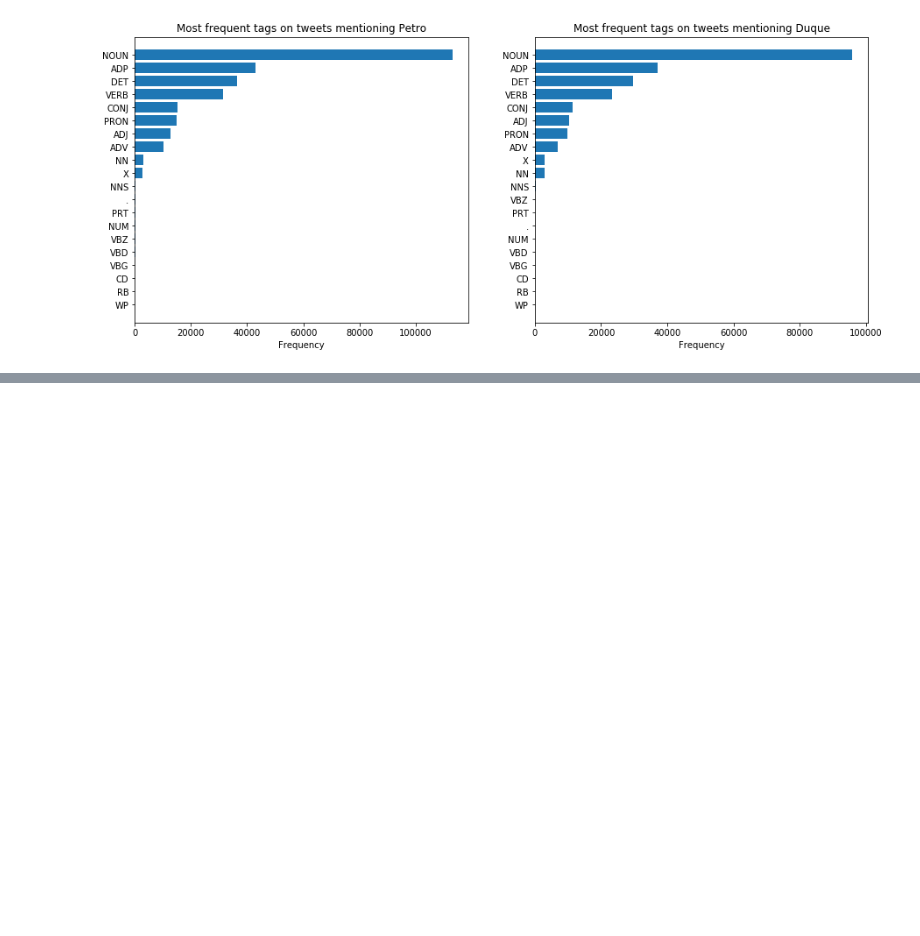
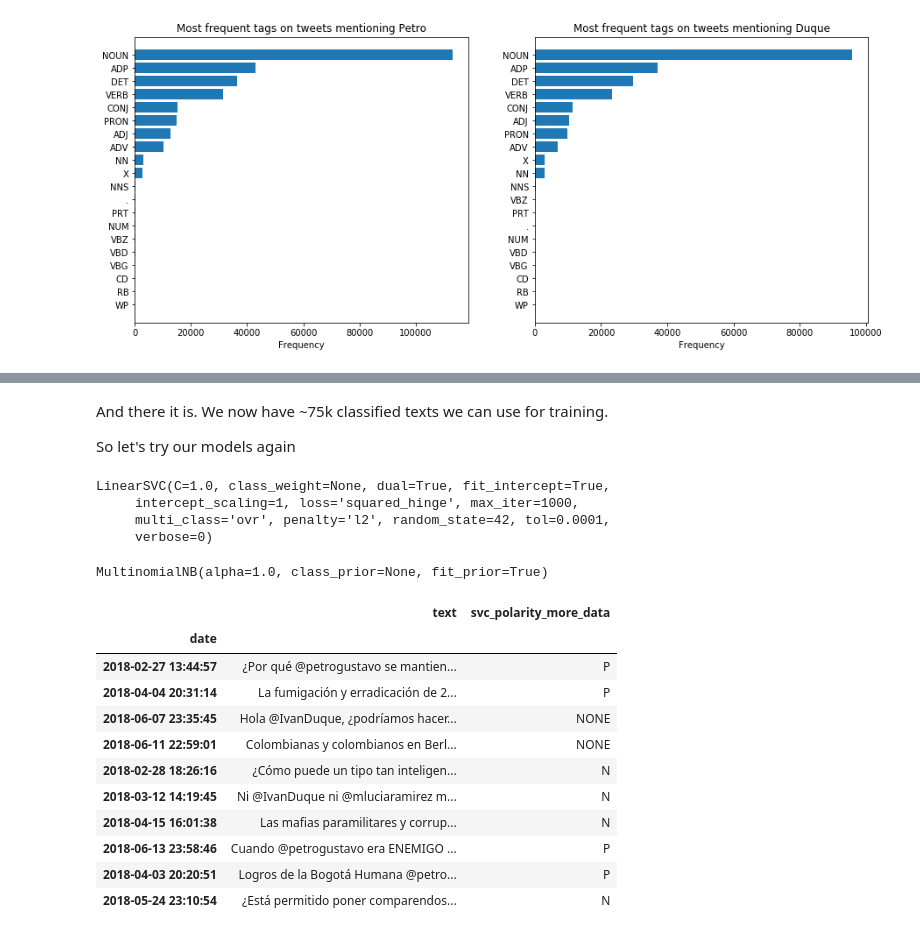
Before and after one commit to sbacarob/defamation-on-colombian-electoral-campaigns, a Jupyter notebook: pos_tagging_and_sentiment_analysis.ipynb, the cells around one changed output, grey strips where cells are left out. Saved outputs shown, nothing was run; the diff lists cells and outputs as text; code cells hidden in the pictures; blank space fills up the shorter version.

```diff
--- a/pos_tagging_and_sentiment_analysis.ipynb
+++ b/pos_tagging_and_sentiment_analysis.ipynb
@@ -415,0 +894,2 @@ The only difference that's probably worth mentioning, is that the tweets mention
+# %%
+final_corpus = pd.concat([train_corpus, new_corpuses], ignore_index=True)
@@ -415,0 +900,20 @@ The only difference that's probably worth mentioning, is that the tweets mention
+# %% [markdown]
+And there it is. We now have ~75k classified texts we can use for training.
+
+So let's try our models again
+# %%
+# We use our old vectorizer to fit transform our new data
+fitted = vectorizer.fit_transform(final_corpus['content'])
+# %%
+# And again, we fit the model using the vectors we created as X and the tags they have as y
+model.fit(fitted, final_corpus['polarity'])
+# %% [output]
+LinearSVC(C=1.0, class_weight=None, dual=True, fit_intercept=True,
+     intercept_scaling=1, loss='squared_hinge', max_iter=1000,
+     multi_class='ovr', penalty='l2', random_state=42, tol=0.0001,
+     verbose=0)
+# %%
+# And we do the same with the Naive Bayes model
+nb_model.fit(fitted, final_corpus['polarity'])
+# %% [output]
+MultinomialNB(alpha=1.0, class_prior=None, fit_prior=True)
@@ -415,0 +922,16 @@ The only difference that's probably worth mentioning, is that the tweets mention
+# %%
+# And again, let's take a look
+df.sample(10)[['text', 'svc_polarity_more_data']]
+# %% [output]
+|  | text | svc_polarity_more_data |
+| date |  |  |
+| 2018-02-27 13:44:57 | ¿Por qué @petrogustavo se mantien... | P |
+| 2018-04-04 20:31:14 | La fumigación y erradicación de 2... | P |
+| 2018-06-07 23:35:45 | Hola @IvanDuque, ¿podríamos hacer... | NONE |
+| 2018-06-11 22:59:01 | Colombianas y colombianos en Berl... | NONE |
+| 2018-02-28 18:26:16 | ¿Cómo puede un tipo tan inteligen... | N |
+| 2018-03-12 14:19:45 | Ni @IvanDuque ni @mluciaramirez m... | N |
+| 2018-04-15 16:01:38 | Las mafias paramilitares y corrup... | N |
+| 2018-06-13 23:58:46 | Cuando @petrogustavo era ENEMIGO ... | P |
+| 2018-04-03 20:20:51 | Logros de la Bogotá Humana @petro... | P |
+| 2018-05-24 23:10:54 | ¿Está permitido poner comparendos... | N |
```
Also changed, not shown: parts of 73 cells of this notebook.
